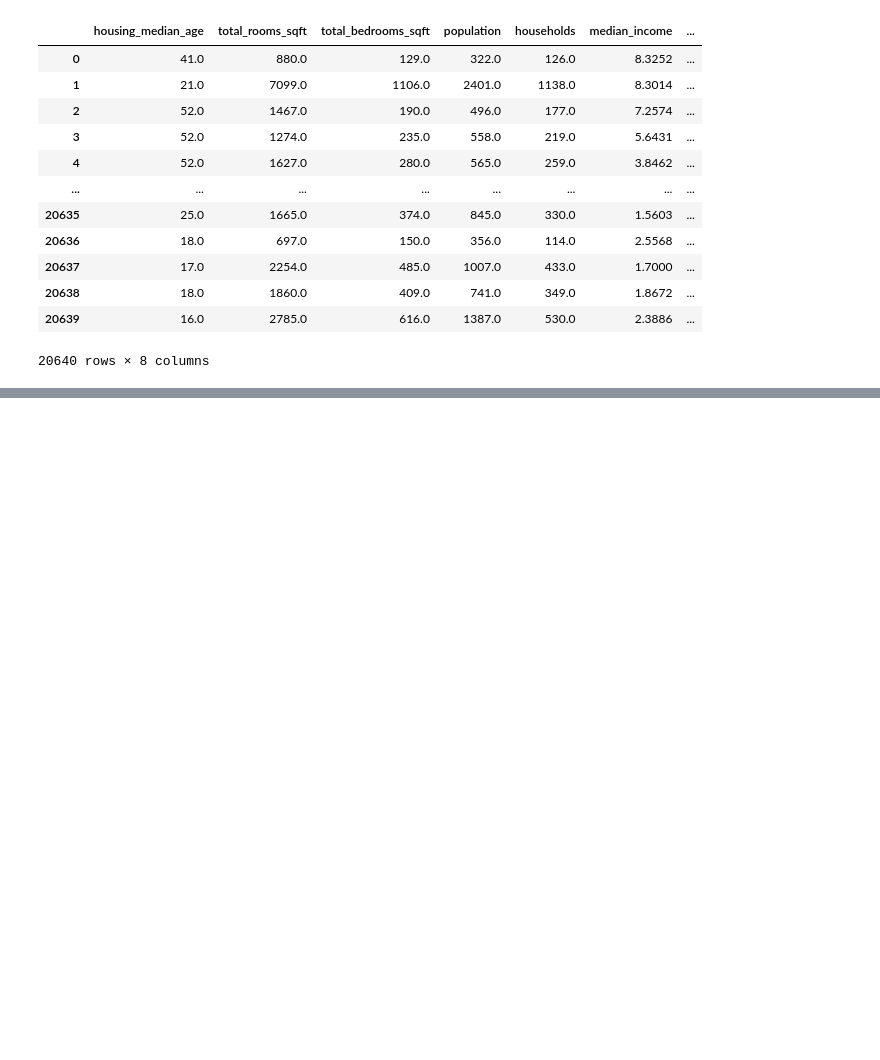
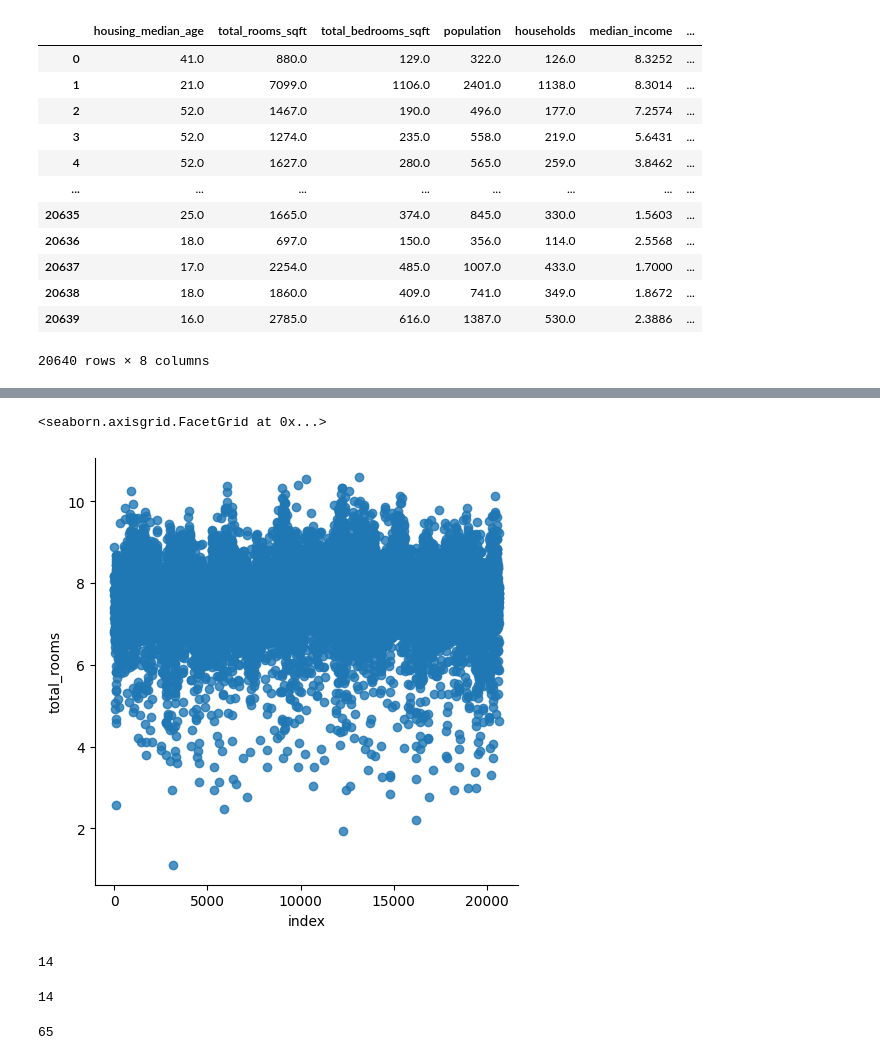
Before and after one commit to jdhova/Capstone, a Jupyter notebook: info2.ipynb, the cells around one changed output, grey strips where cells are left out. Saved outputs shown, nothing was run; the diff lists cells and outputs as text; code cells hidden in the pictures; blank space fills up the shorter version.

```diff
--- a/info2.ipynb
+++ b/info2.ipynb
@@ -90,0 +233,26 @@ df_sub
+# %%
+sns.lmplot(data=df, x ='index', y='total_rooms')
+# %% [output]
+<seaborn.axisgrid.FacetGrid at 0x...>
+[figure, added]
+# %%
+mask = df['total_rooms'] < 3
+
+mask2 = df['total_rooms'][mask]
+mask2.count()
+# %% [output]
+14
+# %%
+mask = df['total_rooms'] < 3
+
+mask2 = df['total_rooms'][mask]
+mask2.count()
+# %% [output]
+14
+# %%
+mask = df['total_rooms'] < 4
+
+mask2 = df['total_rooms'][mask]
+mask2.count()
+# %% [output]
+65
```
Also changed, not shown: parts of 46 cells of this notebook.
